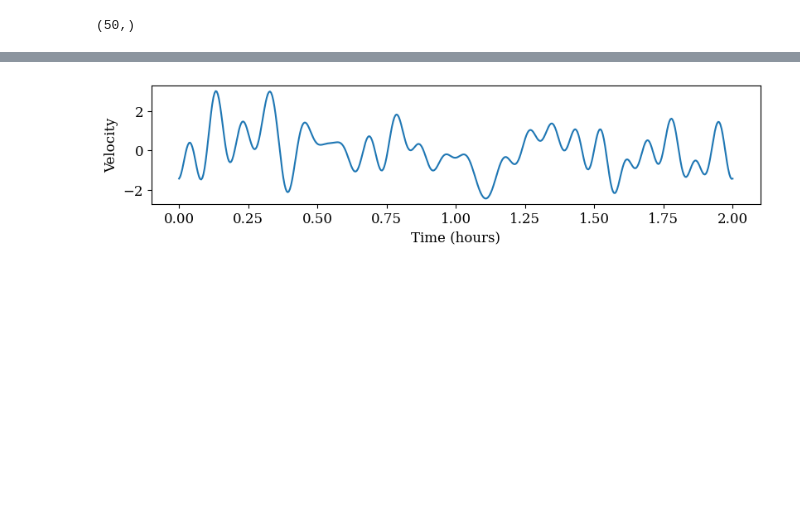
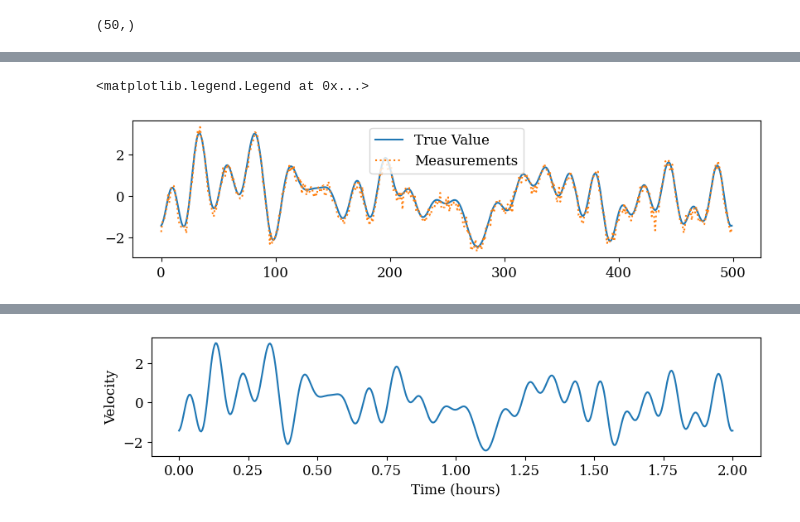
Before and after one commit to nidduzzi/SpectralSVR, a Jupyter notebook: notebooks/cases/antiderivative/antiderivative.ipynb, the cells around one changed output, grey strips where cells are left out. Cells and saved outputs as stored; diff of their text form; code cells hidden in the pictures; blank space fills up the shorter version.

```diff
--- a/notebooks/cases/antiderivative/antiderivative.ipynb
+++ b/notebooks/cases/antiderivative/antiderivative.ipynb
@@ -74,0 +117,9 @@ f_50.modes
+# %%
+u_noisy = u_val + (torch.randn_like(u_val)-0.5)*2*u_val.std()*0.1
+plt.figure(figsize=(8,2))
+plt.plot(u_val)
+plt.plot(u_noisy,linestyle="dotted")
+plt.legend(["True Value", "Measurements"])
+# %% [output]
+<matplotlib.legend.Legend at 0x...>
+[figure, added]
```
Also changed, not shown: parts of 17 cells of this notebook, 25 other files.
